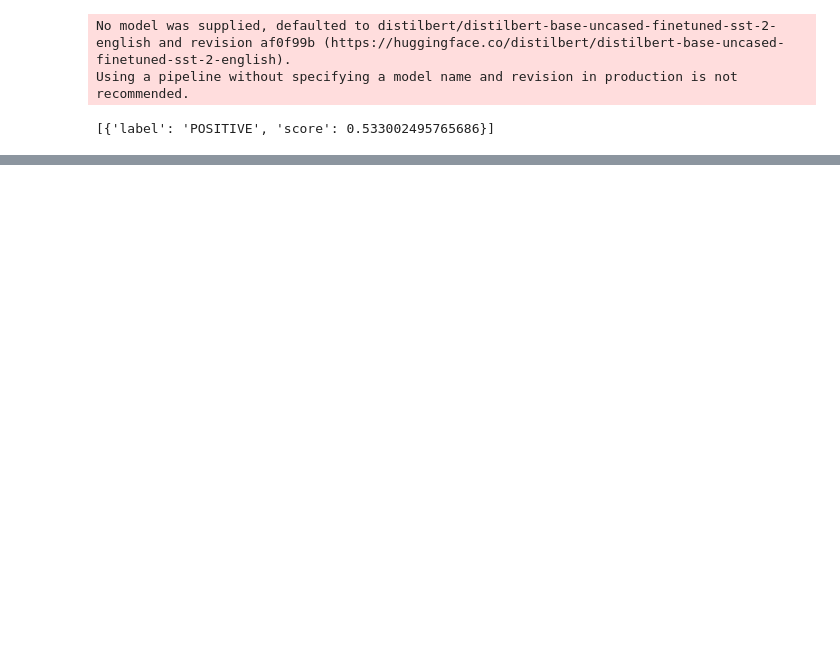
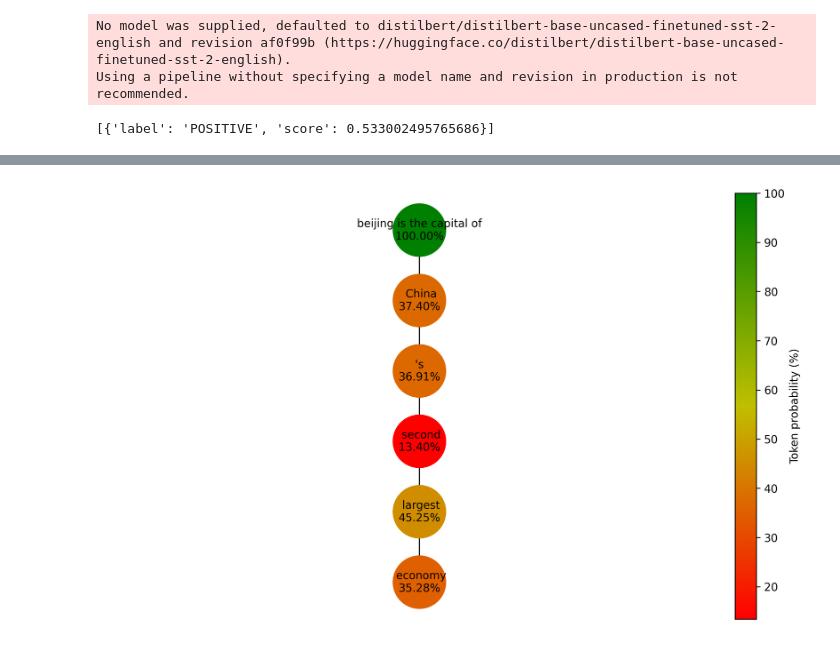
Before and after one commit to learn2Pro/rl_learning, a Jupyter notebook: llm/transformer_learn.ipynb, the cells around one changed output, grey strips where cells are left out. Drawn from its saved outputs; the diff is of its cells as text; code cells hidden in the pictures; blank space fills up the shorter version.

```diff
--- a/llm/transformer_learn.ipynb
+++ b/llm/transformer_learn.ipynb
@@ -11,0 +77,4 @@ pipeline('jhhasa')
+# %%
+text = 'beijing is the capital of'
+input_ids = tokenizer.encode(text, return_tensors='pt').to('cuda')
+input_ids
@@ -11,0 +179,14 @@ pipeline('jhhasa')
+# %%
+length = 5
+beams = 1
+
+graph = nx.balanced_tree(1, length, create_using=nx.DiGraph())
+
+for node in graph.nodes:
+    graph.nodes[node]['tokenscore'] = 100
+    graph.nodes[node]['token'] = text
+
+# start generating text
+output_ids = greedy_search(input_ids, 0, length)
+output = tokenizer.decode(output_ids.squeeze().tolist(), skip_special_token=True)
+output
@@ -11,0 +280,6 @@ pipeline('jhhasa')
+# %%
+# plot graph
+
+plot_graph(graph, length, 1.5, 'token')
+# %% [output]
+[figure, added]
```
Also changed, not shown: parts of 19 cells of this notebook, 6 other files.
